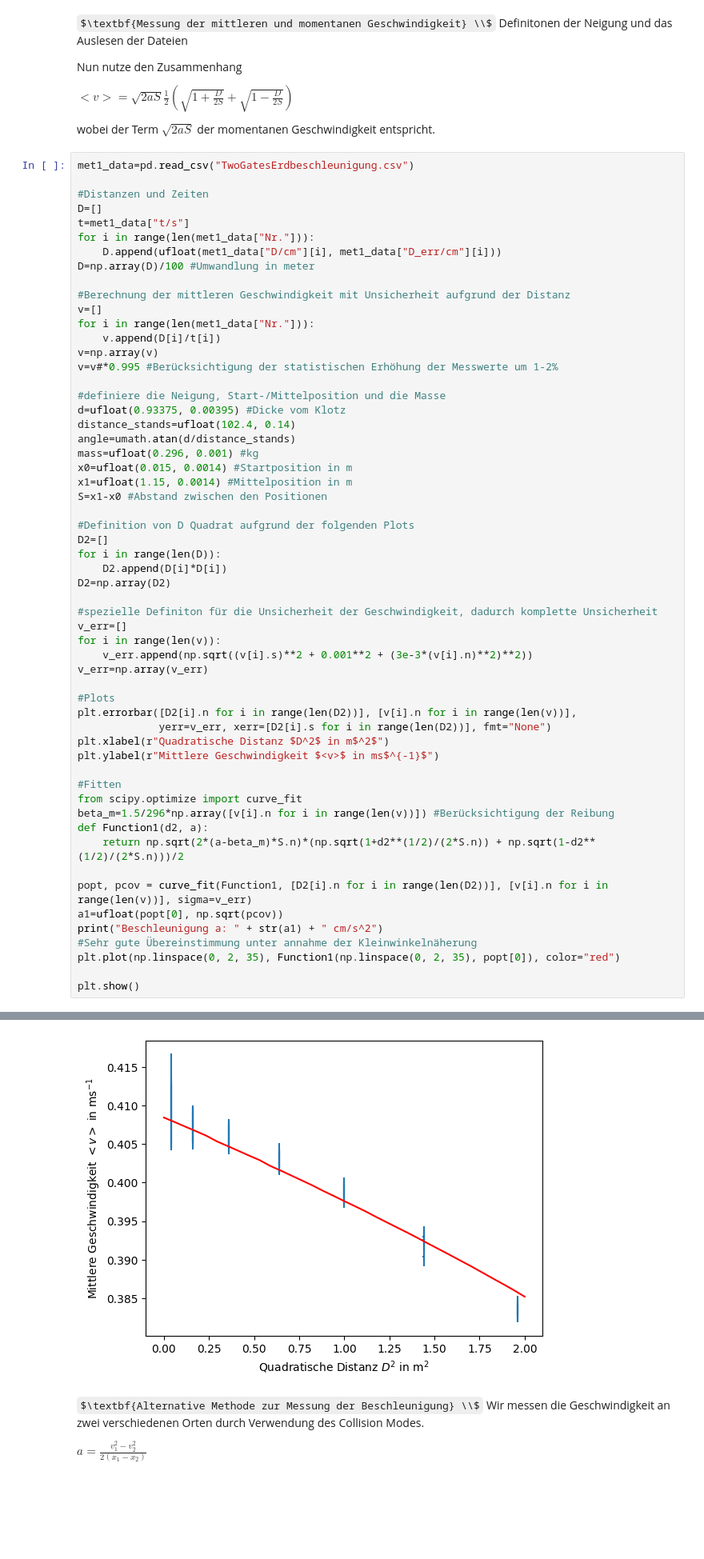
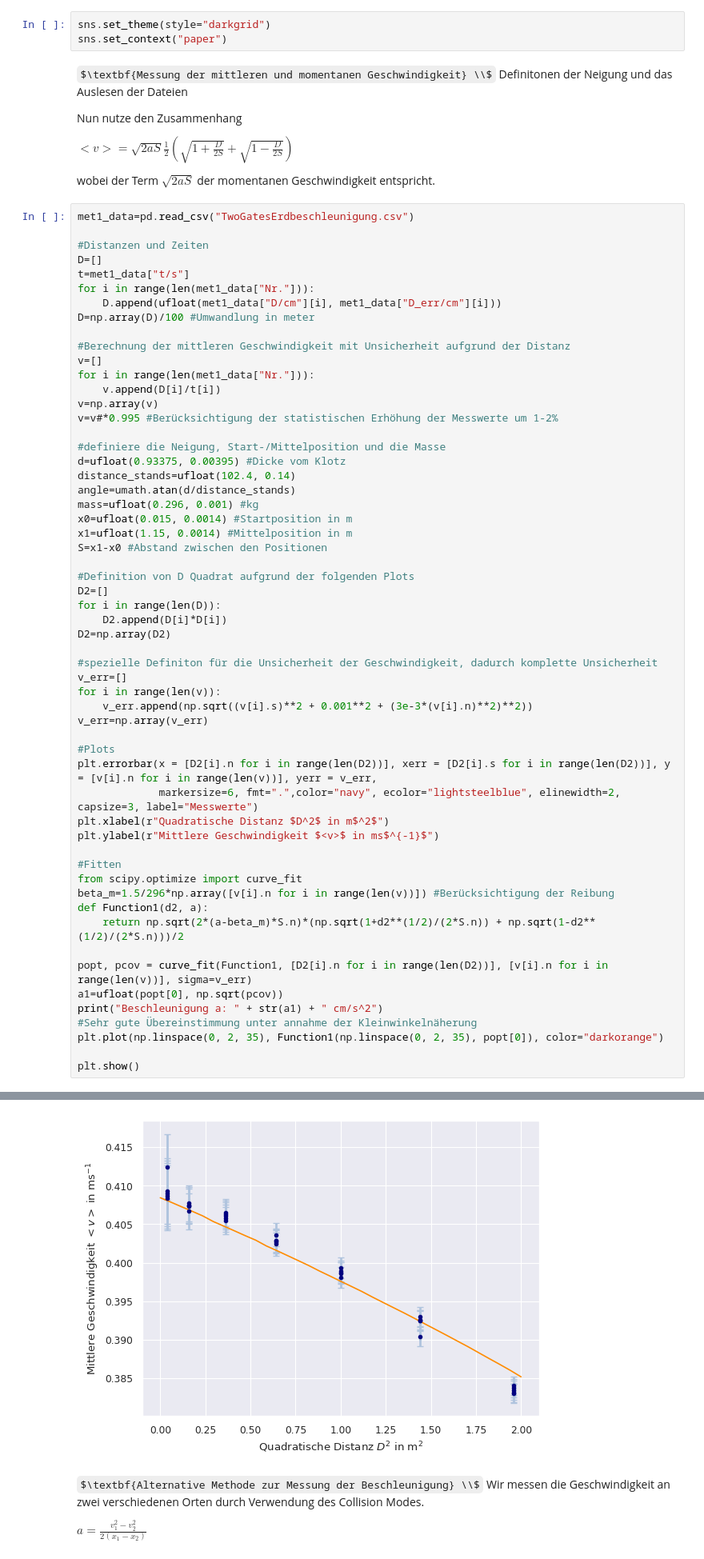
Before and after one commit to KemalOenen/Grundpraktikum2_Gruppe1_SS23, a Jupyter notebook: Versuch9/Luftkissenschiene.ipynb, the cells around one changed output, grey strips where cells are left out. Shown: that part at 80% size. Drawn from its saved outputs; the diff is of its cells as text; some formulas as TeX source; blank space fills up the shorter version.

Commit message:
plot touchup

```diff
--- a/Versuch9/Luftkissenschiene.ipynb
+++ b/Versuch9/Luftkissenschiene.ipynb
@@ -7,6 +7,9 @@ from uncertainties import *
 
 from uncertainties import ufloat
 from uncertainties import umath
+# %%
+sns.set_theme(style="darkgrid")
+sns.set_context("paper")
 # %% [markdown]
 $\textbf{Messung der mittleren und momentanen Geschwindigkeit} \\$
 Definitonen der Neigung und das Auslesen der Dateien
@@ -45,37 +48,37 @@ S=x1-x0 #Abstand zwischen den Positionen
 #Definition von D Quadrat aufgrund der folgenden Plots
 D2=[]
 for i in range(len(D)):
     D2.append(D[i]*D[i])
 D2=np.array(D2)
 
 #spezielle Definiton für die Unsicherheit der Geschwindigkeit, dadurch komplette Unsicherheit
 v_err=[]
 for i in range(len(v)):
     v_err.append(np.sqrt((v[i].s)**2 + 0.001**2 + (3e-3*(v[i].n)**2)**2))
 v_err=np.array(v_err)
 
 #Plots
-plt.errorbar([D2[i].n for i in range(len(D2))], [v[i].n for i in range(len(v))],
-             yerr=v_err, xerr=[D2[i].s for i in range(len(D2))], fmt="None")
+plt.errorbar(x = [D2[i].n for i in range(len(D2))], xerr = [D2[i].s for i in range(len(D2))], y = [v[i].n for i in range(len(v))], yerr = v_err,
+             markersize=6, fmt=".",color="navy", ecolor="lightsteelblue", elinewidth=2, capsize=3, label="Messwerte")
 plt.xlabel(r"Quadratische Distanz $D^2$ in m$^2$")
 plt.ylabel(r"Mittlere Geschwindigkeit $<v>$ in ms$^{-1}$")
 
 #Fitten
 from scipy.optimize import curve_fit
 beta_m=1.5/296*np.array([v[i].n for i in range(len(v))]) #Berücksichtigung der Reibung
 def Function1(d2, a):
     return np.sqrt(2*(a-beta_m)*S.n)*(np.sqrt(1+d2**(1/2)/(2*S.n)) + np.sqrt(1-d2**(1/2)/(2*S.n)))/2
 
 popt, pcov = curve_fit(Function1, [D2[i].n for i in range(len(D2))], [v[i].n for i in range(len(v))], sigma=v_err)
 a1=ufloat(popt[0], np.sqrt(pcov))
 print("Beschleunigung a: " + str(a1) + " cm/s^2")
 #Sehr gute Übereinstimmung unter annahme der Kleinwinkelnäherung
-plt.plot(np.linspace(0, 2, 35), Function1(np.linspace(0, 2, 35), popt[0]), color="red")
+plt.plot(np.linspace(0, 2, 35), Function1(np.linspace(0, 2, 35), popt[0]), color="darkorange")
 
 plt.show()
 # %% [output]
 Beschleunigung a: 0.07543+/-0.00011 cm/s^2
-[figure, old version]
+[figure, new version]
 # %% [markdown]
 $\textbf{Alternative Methode zur Messung der Beschleunigung} \\$
 Wir messen die Geschwindigkeit an zwei verschiedenen Orten durch Verwendung des Collision Modes.
```
Also changed, not shown: parts of 4 cells of this notebook.
